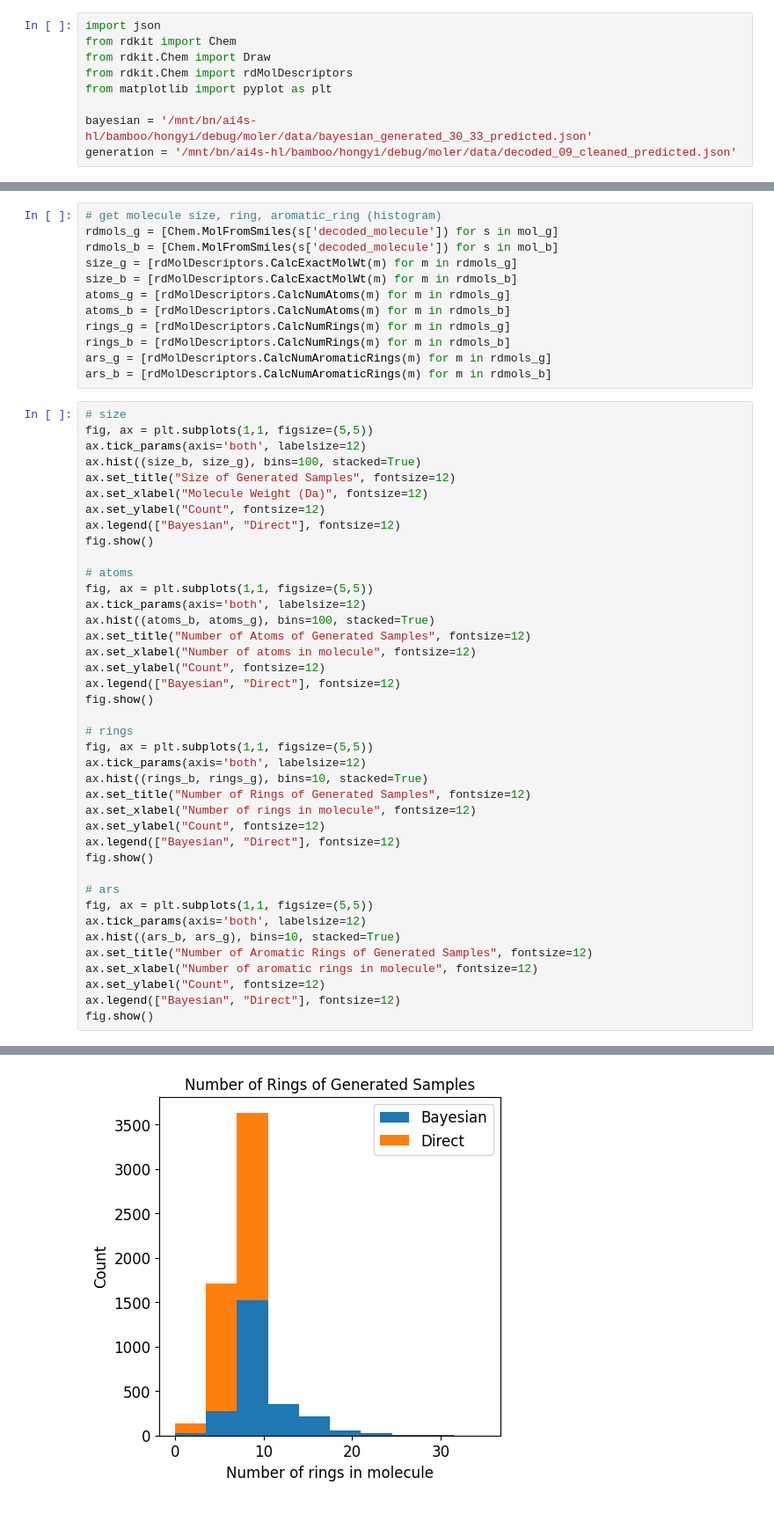
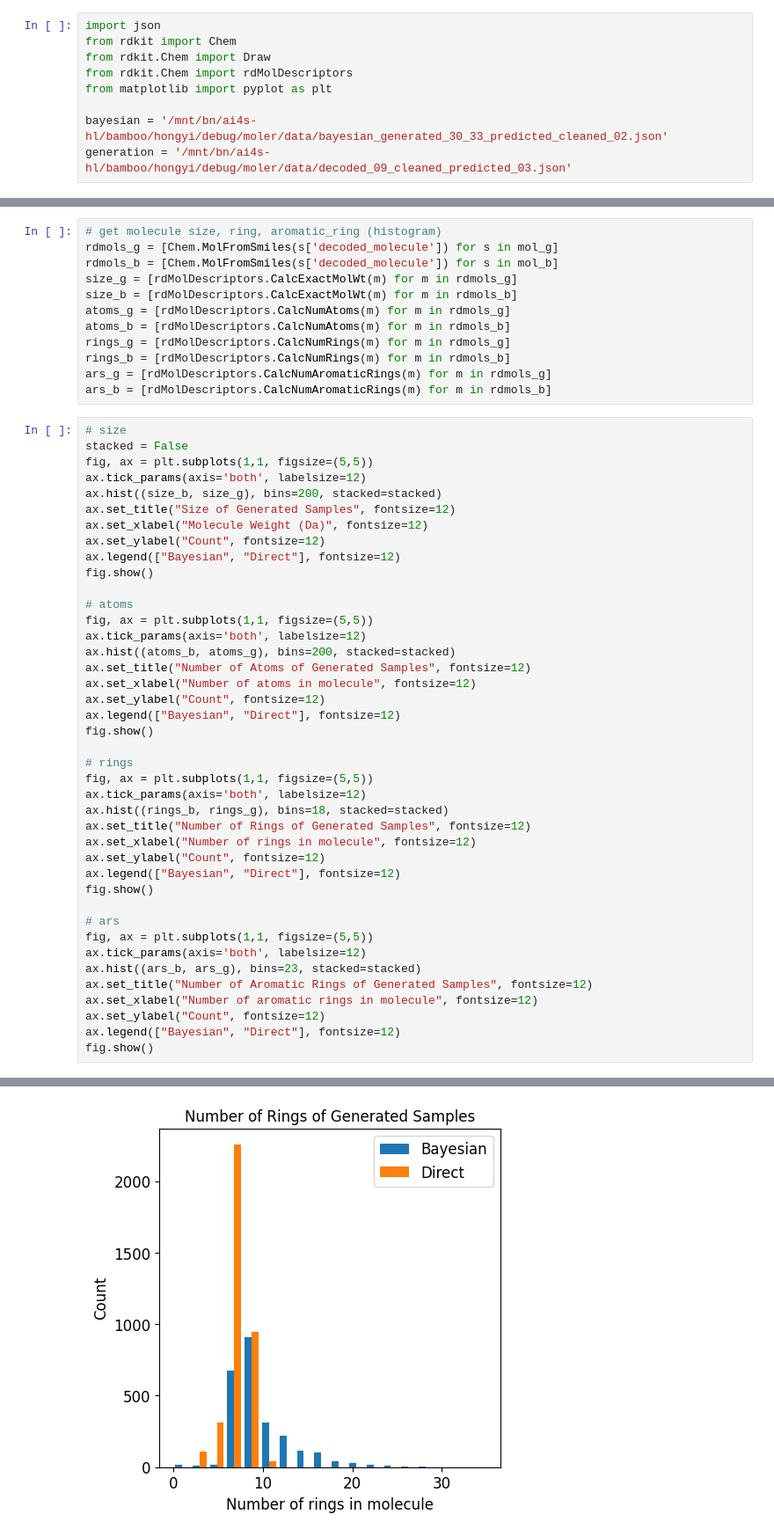
Before and after one commit to howardwang1997/AI4PS, a Jupyter notebook: draw/generation/generation_statistics.ipynb, the cells around one changed output, grey strips where cells are left out. Shown at 88% size. Cells and saved outputs as stored; diff of their text form.

```diff
--- a/draw/generation/generation_statistics.ipynb
+++ b/draw/generation/generation_statistics.ipynb
@@ -5,8 +5,8 @@ from rdkit.Chem import Draw
 from rdkit.Chem import rdMolDescriptors
 from matplotlib import pyplot as plt
 
-bayesian = '/mnt/bn/ai4s-hl/bamboo/hongyi/debug/moler/data/bayesian_generated_30_33_predicted.json'
-generation = '/mnt/bn/ai4s-hl/bamboo/hongyi/debug/moler/data/decoded_09_cleaned_predicted.json'
+bayesian = '/mnt/bn/ai4s-hl/bamboo/hongyi/debug/moler/data/bayesian_generated_30_33_predicted_cleaned_02.json'
+generation = '/mnt/bn/ai4s-hl/bamboo/hongyi/debug/moler/data/decoded_09_cleaned_predicted_03.json'
 # %%
 with open(bayesian) as f:
     mol_b = json.load(f)
@@ -34,9 +34,10 @@ ars_g = [rdMolDescriptors.CalcNumAromaticRings(m) for m in rdmols_g]
 ars_b = [rdMolDescriptors.CalcNumAromaticRings(m) for m in rdmols_b]
 # %%
 # size
+stacked = False
 fig, ax = plt.subplots(1,1, figsize=(5,5))
 ax.tick_params(axis='both', labelsize=12)
-ax.hist((size_b, size_g), bins=100, stacked=True)
+ax.hist((size_b, size_g), bins=200, stacked=stacked)
 ax.set_title("Size of Generated Samples", fontsize=12)
 ax.set_xlabel("Molecule Weight (Da)", fontsize=12)
 ax.set_ylabel("Count", fontsize=12)
@@ -46,7 +47,7 @@ fig.show()
 # atoms
 fig, ax = plt.subplots(1,1, figsize=(5,5))
 ax.tick_params(axis='both', labelsize=12)
-ax.hist((atoms_b, atoms_g), bins=100, stacked=True)
+ax.hist((atoms_b, atoms_g), bins=200, stacked=stacked)
 ax.set_title("Number of Atoms of Generated Samples", fontsize=12)
 ax.set_xlabel("Number of atoms in molecule", fontsize=12)
 ax.set_ylabel("Count", fontsize=12)
@@ -56,7 +57,7 @@ fig.show()
 # rings
 fig, ax = plt.subplots(1,1, figsize=(5,5))
 ax.tick_params(axis='both', labelsize=12)
-ax.hist((rings_b, rings_g), bins=10, stacked=True)
+ax.hist((rings_b, rings_g), bins=18, stacked=stacked)
 ax.set_title("Number of Rings of Generated Samples", fontsize=12)
 ax.set_xlabel("Number of rings in molecule", fontsize=12)
 ax.set_ylabel("Count", fontsize=12)
@@ -66,7 +67,7 @@ fig.show()
 # ars
 fig, ax = plt.subplots(1,1, figsize=(5,5))
 ax.tick_params(axis='both', labelsize=12)
-ax.hist((ars_b, ars_g), bins=10, stacked=True)
+ax.hist((ars_b, ars_g), bins=23, stacked=stacked)
 ax.set_title("Number of Aromatic Rings of Generated Samples", fontsize=12)
 ax.set_xlabel("Number of aromatic rings in molecule", fontsize=12)
 ax.set_ylabel("Count", fontsize=12)
@@ -78 +79 @@ fig.show()
-[figure, old version]
+[figure, new version]
```
Also changed, not shown: parts of 4 cells of this notebook.
